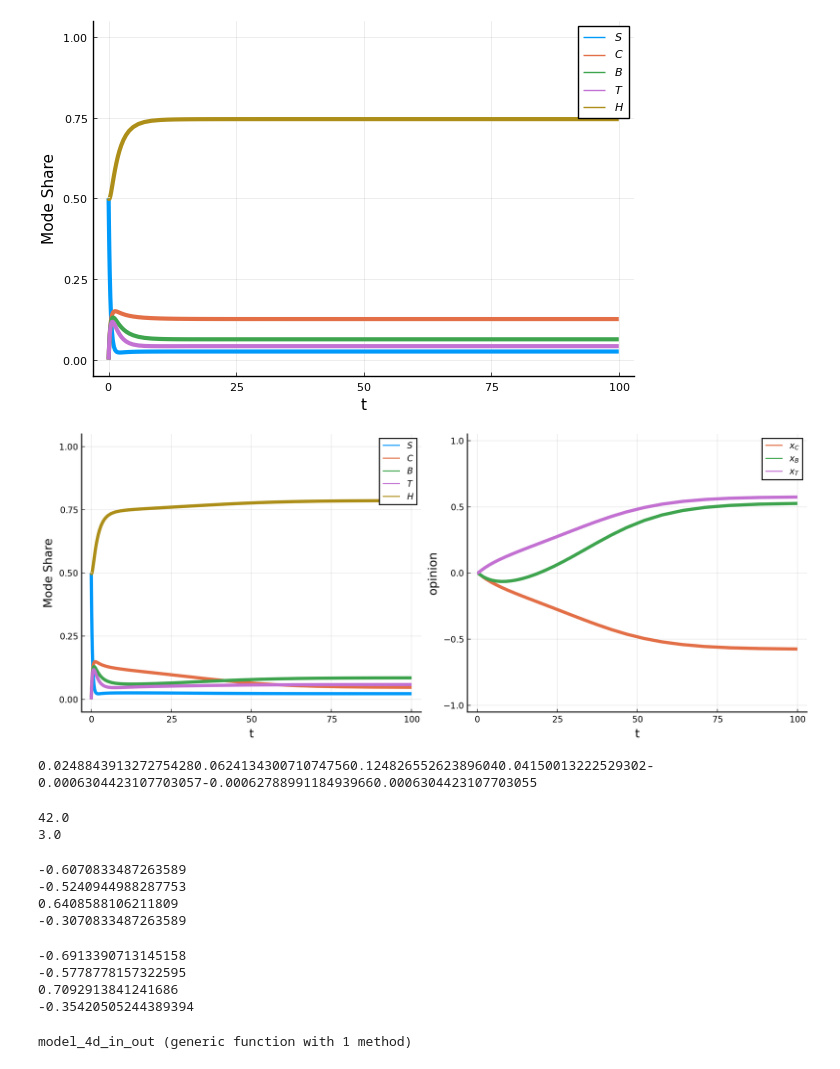
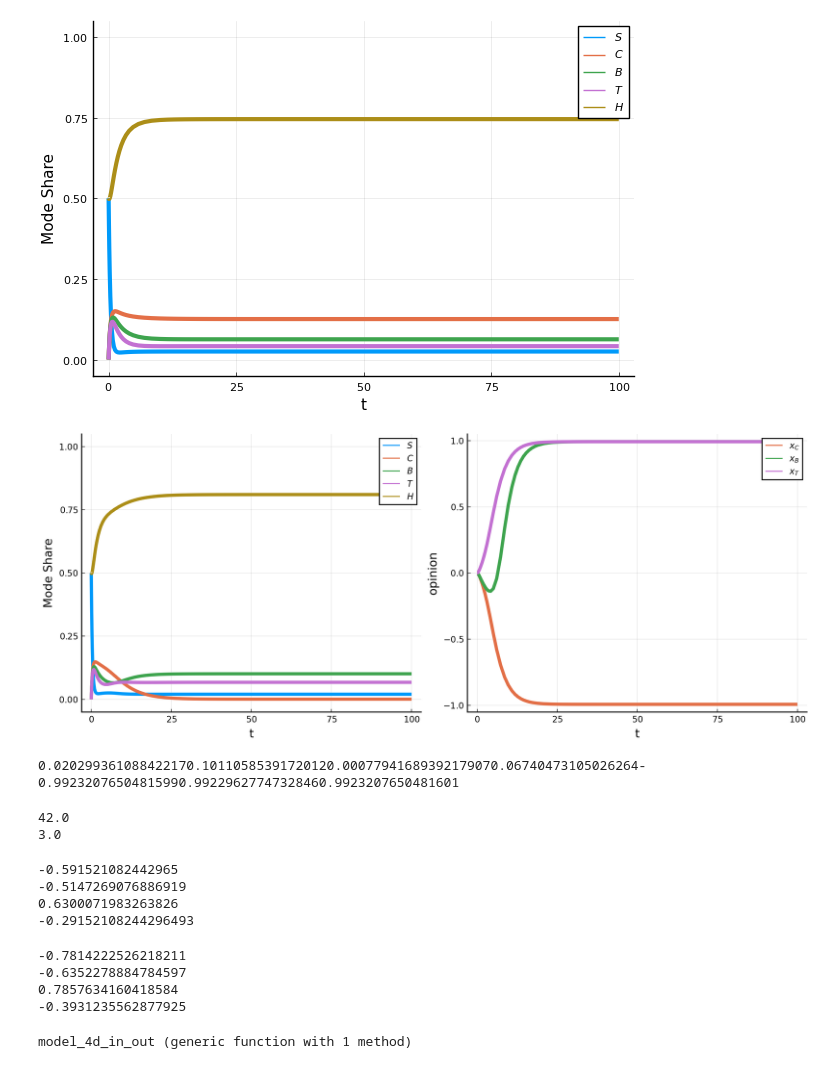
Before and after one commit to valentine-alia/MAE-6870, a Jupyter notebook: set_up_integration.ipynb, the cells around one changed output. Drawn from its saved outputs; the diff is of its cells as text; code cells hidden in the pictures.

```diff
--- a/set_up_integration.ipynb
+++ b/set_up_integration.ipynb
@@ -209,42 +209,40 @@ plot!(p1, sol4d.t, vec(H4), label = L"H",   lw=3, color = pal[5])
 [figure]
 # %%
 par = (alphaC=1.0,alphaB=1.0,alphaT=1.0,beta=0.6,omegaC=0.2,omegaB=0.4,
-     k=0.4,n=4,u=0.8,aC=1.0,aB=1.0,aT=1.0,aBC=-0.2,aTC=-0.2,bC=-0.5,
-     aCB=-0.2,aTB=0.2,bB=-0.5,aCT=-0.2,aBT=0.2,bT=0.5,tau = 1,gamma = 0.1)
+     k=0.4,n=4,u=2.0,aC=1.0,aB=1.0,aT=1.0,aBC=-0.2,aTC=-0.2,bC=-0.5,
+     aCB=-0.2,aTB=0.2,bB=-0.5,aCT=-0.2,aBT=0.2,bT=0.5,tau = 3,gamma = 0.1)
 alphaC,alphaB,alphaT,beta,omegaC,omegaB,k,n,u,aC,aB,aT,aBC,aTC,bC,aCB,aTB,bB,aCT,aBT,bT,tau,gamma = par
 
 
-par = (alphaC=1.0,alphaB=1.0,alphaT=1.0,beta=0.6,omegaC=0.2,omegaB=0.4,
-    k=0.5,n=4,u=0.8,aC=1.0,aB=1.0,aT=1.0,aBC=-0.2,aTC=-0.2,bC=-0.5,
-    aCB=-0.2,aTB=0.2,bB=-0.5,aCT=-0.2,aBT=0.2,bT=0.5,tau = 3,gamma = 0.1)
-alphaC,alphaB,alphaT,beta,omegaC,omegaB,k,n,u,aC,aB,aT,aBC,aTC,bC,aCB,aTB,bB,aCT,aBT,bT,tau,gamma = par
 
-u0 = [0.5,0.0,0.0,0.0,0.0,0.0,0.0]
+u0 = [0.0,0.0,0.0,0.0,1.0,-1.0,-1.0]
+u0 = [0.5,0,0,0,0,0,0]
 
 prob_7d = ODEProblem(model_7d_t,u0,tspan,par)
 sol7d = DifferentialEquations.solve(prob_7d)
 S,B,C,T,xC,xB,xT = sol7d[1,:],sol7d[2,:],sol7d[3,:],sol7d[4,:],sol7d[5,:],sol7d[6,:],sol7d[7,:]
 H = 1 .- S .- C .- B .-T
 
 pal = palette(:default)
 
 p1 = plot(sol7d.t, vec(S), label = L"S",  lw=3, ylims=(-0.05,1.05), color = pal[1],xlabel = "t",ylabel = "Mode Share")
 plot!(p1, sol7d.t, vec(C), label = L"C",   lw=3, color = pal[2])
 plot!(p1, sol7d.t, vec(B), label = L"B",   lw=3, color = pal[3])
 plot!(p1, sol7d.t, vec(T), label = L"T",   lw=3, color = pal[4])
 plot!(p1, sol7d.t, vec(H), label = L"H",   lw=3, color = pal[5])
 
 p2 = plot(sol7d.t, vec(xC), label = L"x_C", lw=3, ylims=(-1.05,1.05), color = pal[2],xlabel ="t",ylabel = "opinion")
 plot!(p2, sol7d.t, vec(xB), label = L"x_B", lw=3, color = pal[3])
 plot!(p2, sol7d.t, vec(xT), label = L"x_T", lw=3, color = pal[4])
 
 FIG = plot(p1, p2, size=(1000,400),dpi = 300,left_margin = 5mm)
+#png(FIG,"access")
 # %% [output]
-[figure, old version]
+[figure, new version]
 # %%
 println(S[end],B[end],C[end],T[end],xC[end],xB[end],xT[end])
 # %% [output]
-0.0248843913272754280.0624134300710747560.124826552623896040.04150013222529302-0.0006304423107703057-0.00062788991184939660.0006304423107703055
+0.020299361088422170.10110585391720120.00077941689392179070.06740473105026264-0.99232076504815990.99229627747328460.9923207650481601
 # %%
 function trapz(x,y)
     N = length(x)
@@ -290,10 +288,10 @@ println(costquad(sol4d.t,H4,C4,a1,a2))
 println(costmult(sol4d.t,H4,C4))
 println(costlinparam(sol4d.t,H4,C4,a1,a2,a3,alphaC,alphaB,alphaT))
 # %% [output]
--0.6070833487263589
--0.5240944988287753
-0.6408588106211809
--0.3070833487263589
+-0.591521082442965
+-0.5147269076886919
+0.6300071983263826
+-0.29152108244296493
 # %%
 
 println(costlin(sol7d.t,H,C,a1,a2))
@@ -302,10 +300,10 @@ println(costmult(sol7d.t,H,C))
 #println(costlinparam(sol7d.t,H,C,a1,a2,a3,alphaC,alphaB,alphaT))
 println(costlinparamNOD(sol7d.t,H,C,a1,a2,a3,alphaC,alphaB,alphaT,xC,xB,xT))
 # %% [output]
--0.6913390713145158
--0.5778778157322595
-0.7092913841241686
--0.35420505244389394
+-0.7814222526218211
+-0.6352278884784597
+0.7857634160418584
+-0.3931235562877925
 # %%
 function model_7d_in_out(x,p,t)
     (alphaC,alphaB,alphaT,beta,omegaC,omegaB,k,
```
Also changed, not shown: parts of 4 cells of this notebook, 7 other files.
